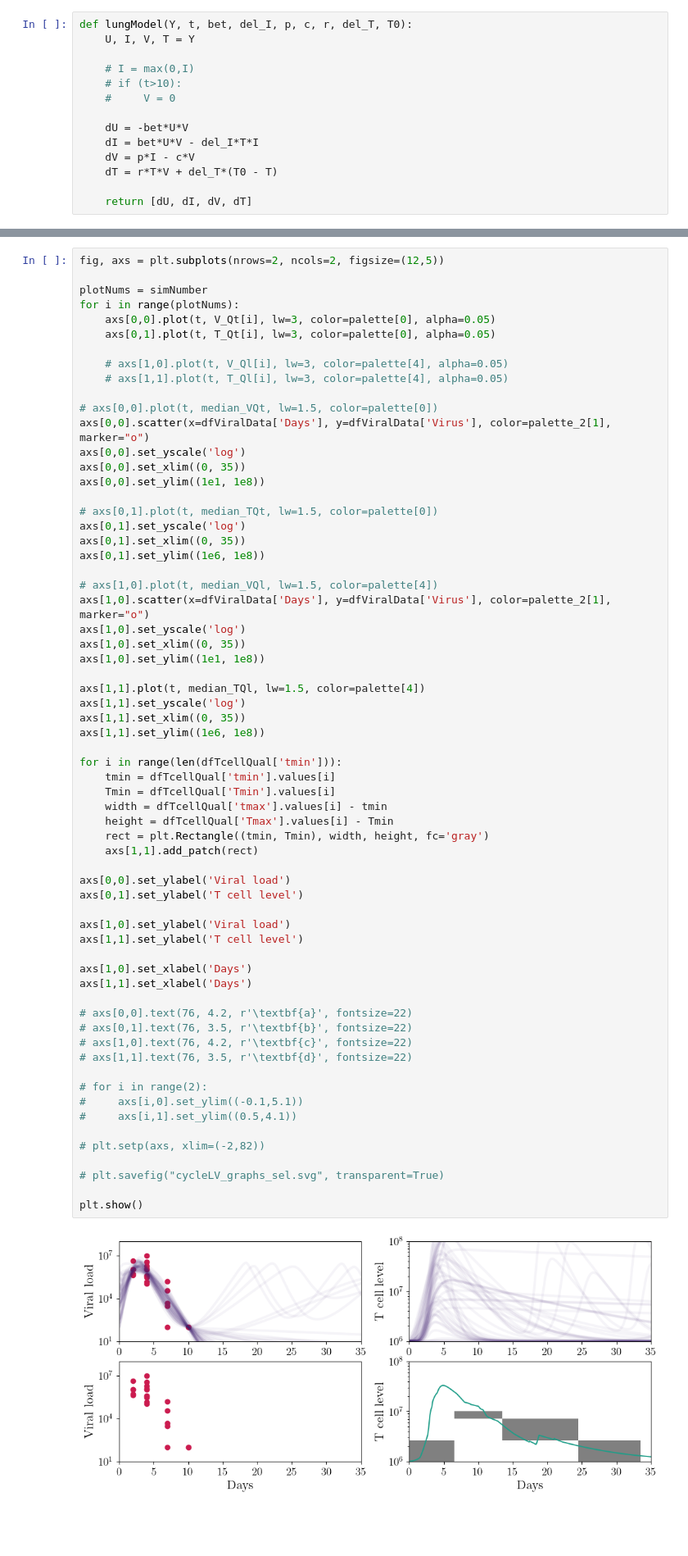
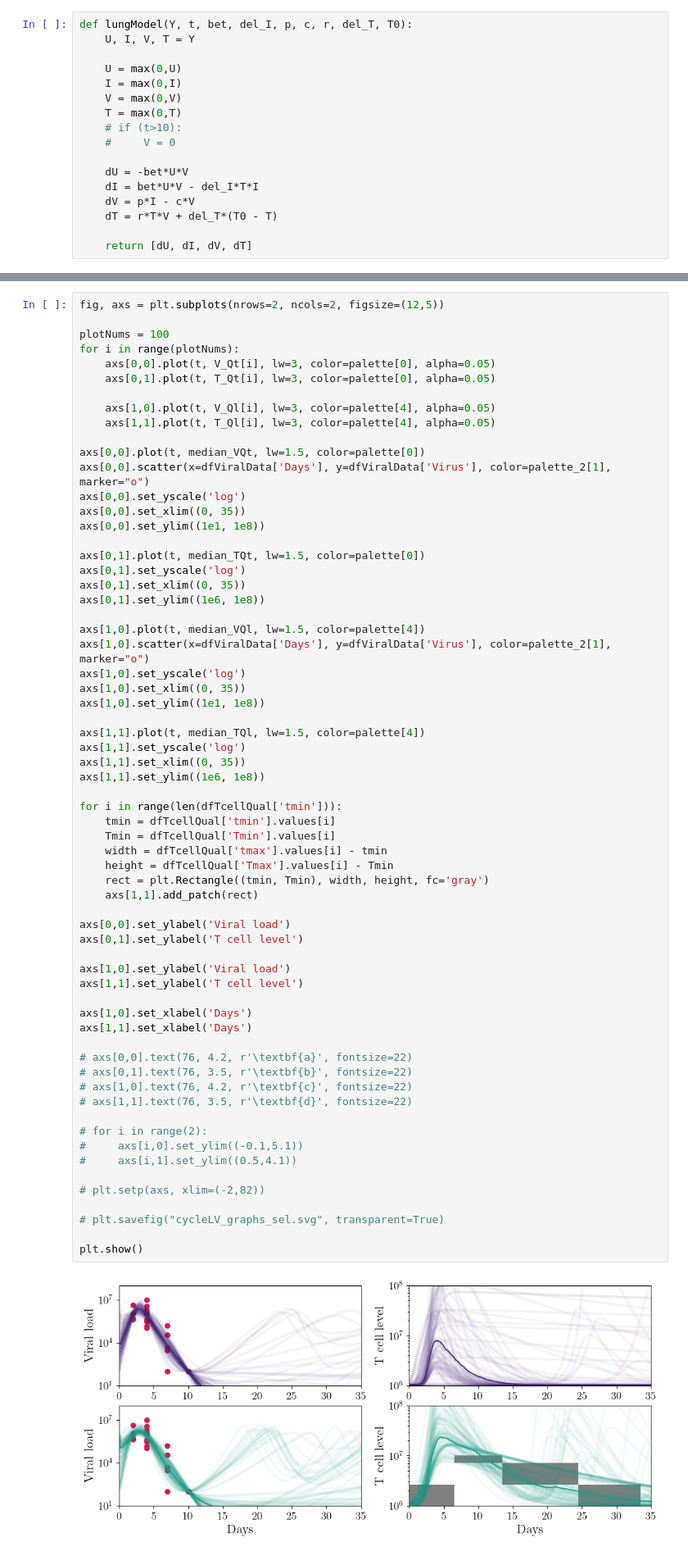
Before and after one commit to systemsmedicine/CrossLabFit, a Jupyter notebook: pyNotebooks/influenzaModel.ipynb, the cells around one changed output, grey strips where cells are left out. Shown at 82% size. Cells and saved outputs as stored; diff of their text form; blank space fills up the shorter version.

```diff
--- a/pyNotebooks/influenzaModel.ipynb
+++ b/pyNotebooks/influenzaModel.ipynb
@@ -48,7 +48,10 @@ Define the target cell model with T cell compartment
 def lungModel(Y, t, bet, del_I, p, c, r, del_T, T0):
     U, I, V, T = Y
 
-    # I = max(0,I)
+    U = max(0,U)
+    I = max(0,I)
+    V = max(0,V)
+    T = max(0,T)
     # if (t>10):
     #     V = 0
 
@@ -194,26 +197,26 @@ dfParams_qual = dfParams.drop(columns=['RSS']).melt(var_name='Parameters', value
 # %%
 fig, axs = plt.subplots(nrows=2, ncols=2, figsize=(12,5))
 
-plotNums = simNumber
+plotNums = 100
 for i in range(plotNums):
     axs[0,0].plot(t, V_Qt[i], lw=3, color=palette[0], alpha=0.05)
     axs[0,1].plot(t, T_Qt[i], lw=3, color=palette[0], alpha=0.05)
 
-    # axs[1,0].plot(t, V_Ql[i], lw=3, color=palette[4], alpha=0.05)
-    # axs[1,1].plot(t, T_Ql[i], lw=3, color=palette[4], alpha=0.05)
+    axs[1,0].plot(t, V_Ql[i], lw=3, color=palette[4], alpha=0.05)
+    axs[1,1].plot(t, T_Ql[i], lw=3, color=palette[4], alpha=0.05)
 
-# axs[0,0].plot(t, median_VQt, lw=1.5, color=palette[0])
+axs[0,0].plot(t, median_VQt, lw=1.5, color=palette[0])
 axs[0,0].scatter(x=dfViralData['Days'], y=dfViralData['Virus'], color=palette_2[1], marker="o")
 axs[0,0].set_yscale('log')
 axs[0,0].set_xlim((0, 35))
 axs[0,0].set_ylim((1e1, 1e8))
 
-# axs[0,1].plot(t, median_TQt, lw=1.5, color=palette[0])
+axs[0,1].plot(t, median_TQt, lw=1.5, color=palette[0])
 axs[0,1].set_yscale('log')
 axs[0,1].set_xlim((0, 35))
 axs[0,1].set_ylim((1e6, 1e8))
 
-# axs[1,0].plot(t, median_VQl, lw=1.5, color=palette[4])
+axs[1,0].plot(t, median_VQl, lw=1.5, color=palette[4])
 axs[1,0].scatter(x=dfViralData['Days'], y=dfViralData['Virus'], color=palette_2[1], marker="o")
 axs[1,0].set_yscale('log')
 axs[1,0].set_xlim((0, 35))
@@ -229,34 +232,34 @@ for i in range(len(dfTcellQual['tmin'])):
     Tmin = dfTcellQual['Tmin'].values[i]
     width = dfTcellQual['tmax'].values[i] - tmin
     height = dfTcellQual['Tmax'].values[i] - Tmin
     rect = plt.Rectangle((tmin, Tmin), width, height, fc='gray')
     axs[1,1].add_patch(rect)
 
 axs[0,0].set_ylabel('Viral load')
 axs[0,1].set_ylabel('T cell level')
 
 axs[1,0].set_ylabel('Viral load')
 axs[1,1].set_ylabel('T cell level')
 
 axs[1,0].set_xlabel('Days')
 axs[1,1].set_xlabel('Days')
 
 # axs[0,0].text(76, 4.2, r'\textbf{a}', fontsize=22)
 # axs[0,1].text(76, 3.5, r'\textbf{b}', fontsize=22)
 # axs[1,0].text(76, 4.2, r'\textbf{c}', fontsize=22)
 # axs[1,1].text(76, 3.5, r'\textbf{d}', fontsize=22)
 
 # for i in range(2):
 #     axs[i,0].set_ylim((-0.1,5.1))
 #     axs[i,1].set_ylim((0.5,4.1))
 
 # plt.setp(axs, xlim=(-2,82))
 
 # plt.savefig("cycleLV_graphs_sel.svg", transparent=True)
 
 plt.show()
 # %% [output]
-[figure, old version]
+[figure, new version]
 # %% [markdown]
 ### Parameter distribution
 # %%
```
Also changed, not shown: parts of 2 cells of this notebook, 8 other files.
